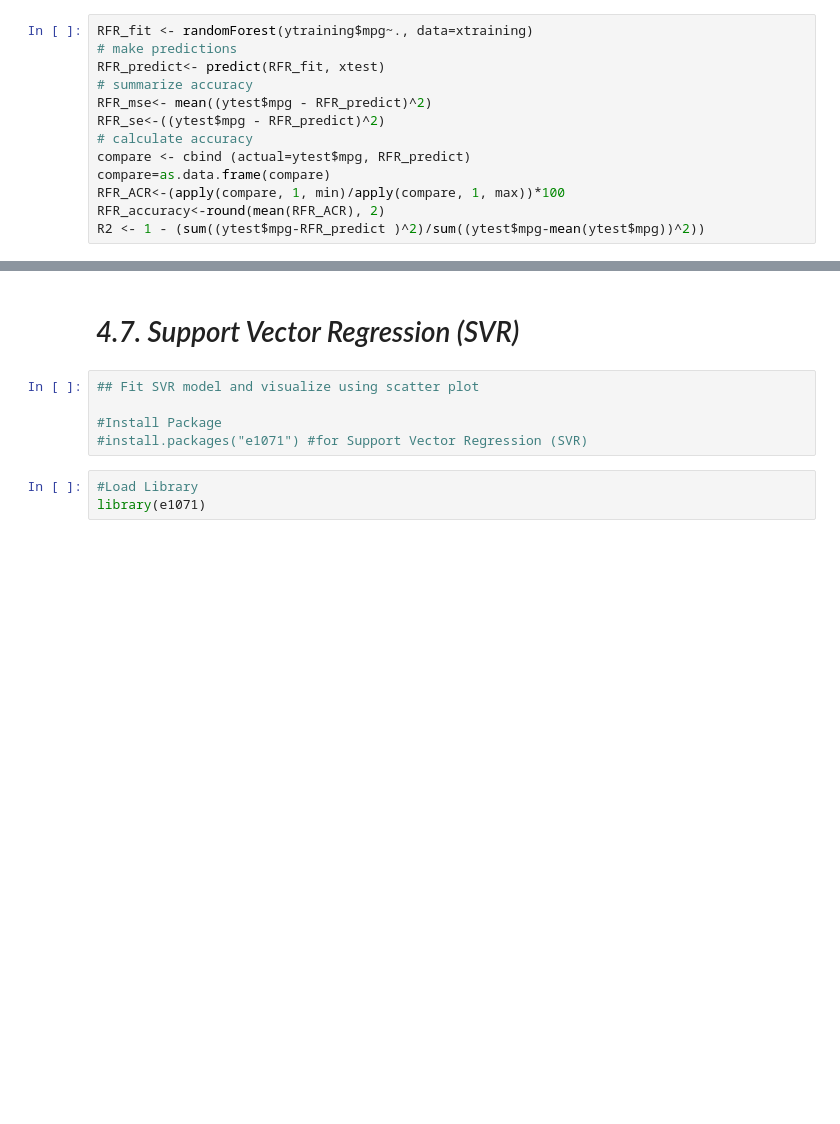
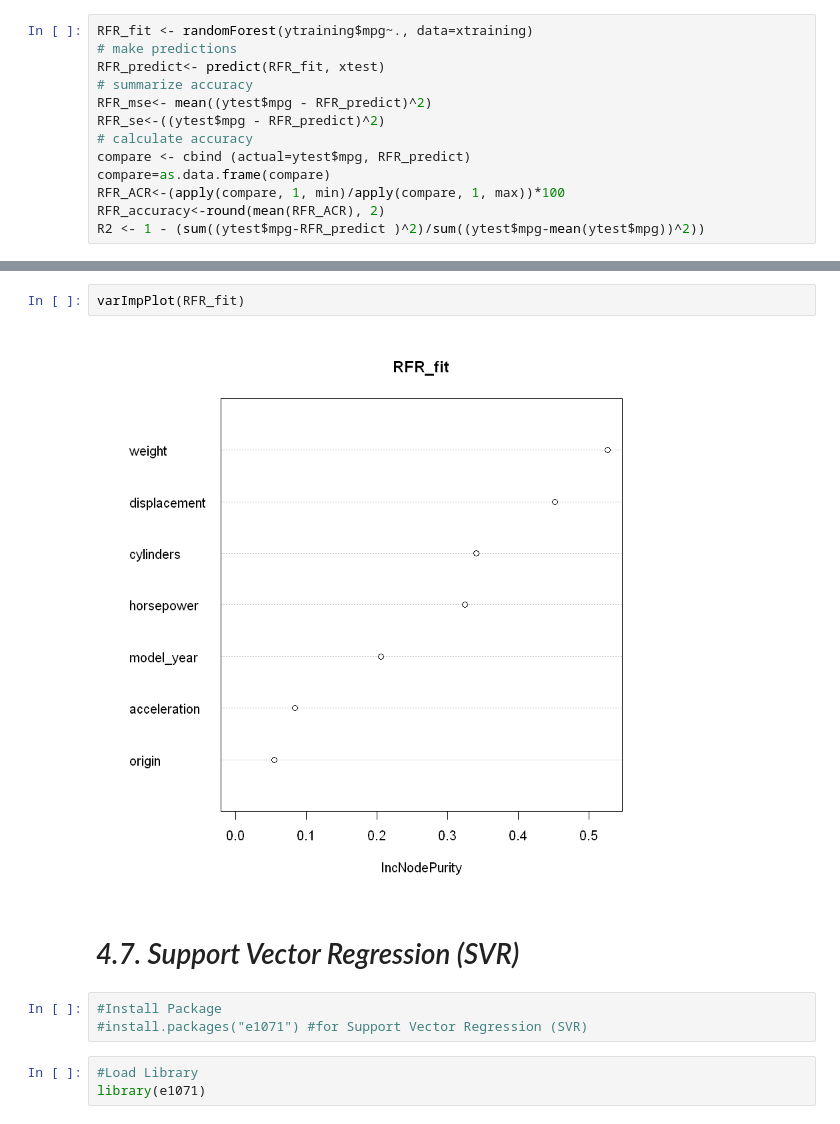
Before and after one commit to ahmtkaya/ahmtkaya.github.io, a Jupyter notebook: Prediction_auto_mpg.ipynb, the cells around one changed output, grey strips where cells are left out. Saved outputs shown, nothing was run; the diff lists cells and outputs as text; blank space fills up the shorter version.

```diff
--- a/Prediction_auto_mpg.ipynb
+++ b/Prediction_auto_mpg.ipynb
@@ -434,8 +427,10 @@ varImpPlot(fit)
+# %%
+varImpPlot(RFR_fit)
+# %% [output]
+[figure, added]
 # %% [markdown]
 # *4.7. Support Vector Regression (SVR)*
 # %%
-## Fit SVR model and visualize using scatter plot
-
 #Install Package
 #install.packages("e1071") #for Support Vector Regression (SVR)
 # %%
```
Also changed, not shown: parts of 32 cells of this notebook.
